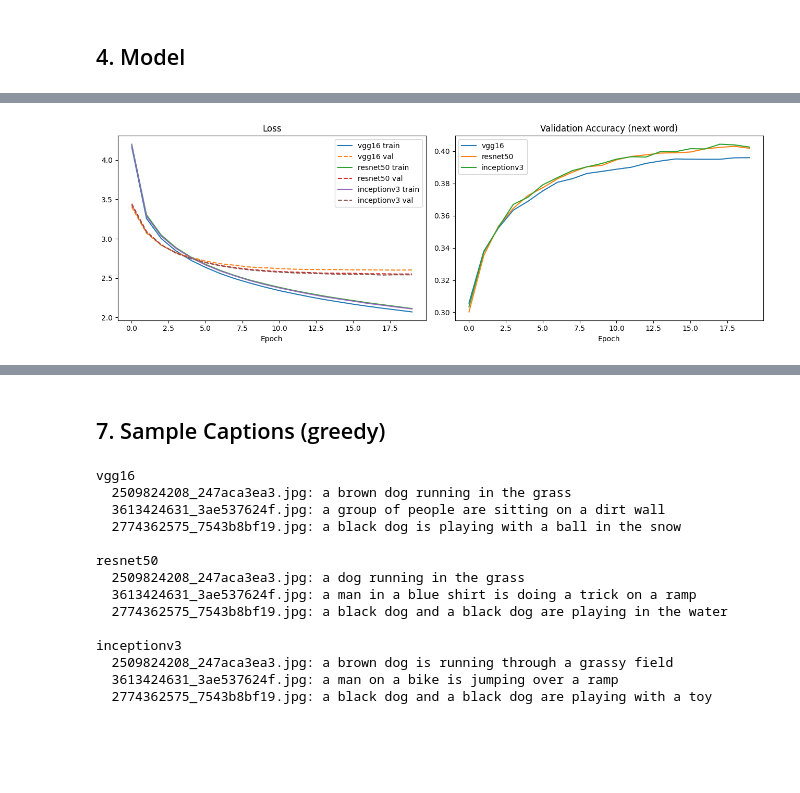
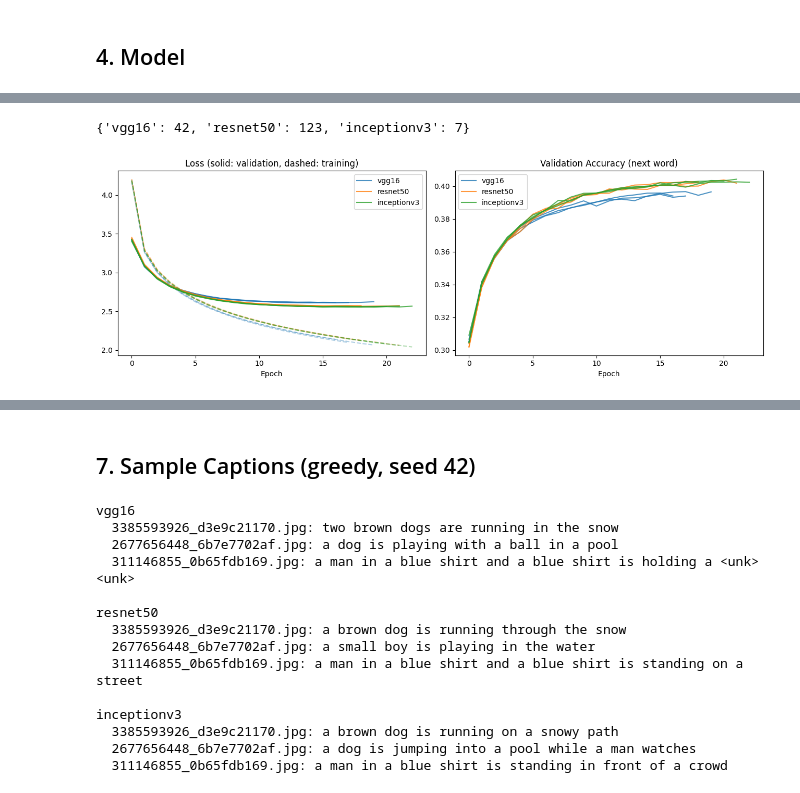
Before and after one commit to miso88oup/image-caption-generator, a Jupyter notebook: notebooks/03_training.ipynb, the cells around one changed output, grey strips where cells are left out. Saved outputs shown, nothing was run; the diff lists cells and outputs as text; code cells hidden in the pictures; blank space fills up the shorter version.

Commit message:
Train with 3 seeds, up to 30 epochs

```diff
--- a/notebooks/03_training.ipynb
+++ b/notebooks/03_training.ipynb
@@ -215,0 +212,18 @@ Epoch 20/20
+# %%
+rows = []
+for name in ENCODERS:
+    for seed in SEEDS:
+        h = histories[f'{name}_seed{seed}']
+        best = int(np.argmin(h['val_loss']))
+        rows.append({'Encoder': name, 'Seed': seed, 'Best epoch': best + 1,
+                     'Val loss': h['val_loss'][best], 'Val accuracy': h['val_accuracy'][best]})
+
+runs = pd.DataFrame(rows)
+runs.to_csv(os.path.join(RESULTS_DIR, 'training_runs.csv'), index=False)
+
+summary = runs.groupby('Encoder', sort=False).agg(
+    best_epoch=('Best epoch', 'mean'),
+    val_loss_mean=('Val loss', 'mean'), val_loss_std=('Val loss', 'std'),
+    val_acc_mean=('Val accuracy', 'mean'), val_acc_std=('Val accuracy', 'std'),
+).round(4)
+summary
@@ -216,25 +236,31 @@ Epoch 20/20
+# %%
+# seed with the lowest validation loss per encoder (used by the demo)
+best_seed = {name: int(runs[runs.Encoder == name].sort_values('Val loss').iloc[0]['Seed']) for name in ENCODERS}
+with open(os.path.join(RESULTS_DIR, 'best_seeds.json'), 'w') as f:
+    json.dump(best_seed, f)
+best_seed
+# %% [output]
+{'vgg16': 42, 'resnet50': 123, 'inceptionv3': 7}
 # %%
 fig, axes = plt.subplots(1, 2, figsize=(13, 4.5))
+colors = dict(zip(ENCODERS, ['tab:blue', 'tab:orange', 'tab:green']))
 
 for name in ENCODERS:
-    h = histories[name]
-    axes[0].plot(h['loss'], label=f'{name} train')
-    axes[0].plot(h['val_loss'], '--', label=f'{name} val')
-    axes[1].plot(h['val_accuracy'], label=name)
+    for i, seed in enumerate(SEEDS):
+        h = histories[f'{name}_seed{seed}']
+        label = name if i == 0 else None
+        axes[0].plot(h['val_loss'], color=colors[name], alpha=0.8, label=label)
+        axes[0].plot(h['loss'], color=colors[name], alpha=0.35, linestyle='--')
+        axes[1].plot(h['val_accuracy'], color=colors[name], alpha=0.8, label=label)
 
-axes[0].set_title('Loss')
+axes[0].set_title('Loss (solid: validation, dashed: training)')
 axes[1].set_title('Validation Accuracy (next word)')
 for ax in axes:
     ax.set_xlabel('Epoch')
     ax.legend()
 
 plt.tight_layout()
 plt.savefig(os.path.join(RESULTS_DIR, 'training_curves.png'), dpi=150, bbox_inches='tight')
 plt.show()
-
-for name in ENCODERS:
-    h = histories[name]
-    best = int(np.argmin(h['val_loss']))
-    print(f'{name:12s} best epoch {best + 1:2d} | val loss {h["val_loss"][best]:.3f} | val acc {h["val_accuracy"][best]:.3f}')
 # %% [output]
-[figure, old version]
+[figure, new version]
@@ -244,5 +267,5 @@ inceptionv3  best epoch 18 | val loss 2.540 | val acc 0.404
 # %% [markdown]
-## 7. Sample Captions (greedy)
+## 7. Sample Captions (greedy, seed 42)
 # %%
 idx2word = {i: w for w, i in word2idx.items()}
 
@@ -261,7 +284,7 @@ def greedy_caption(model, feature):
 test_samples = splits['test'][:3]
 
 for name in ENCODERS:
-    model = keras.models.load_model(os.path.join(MODELS_DIR, f'{name}.keras'))
+    model = keras.models.load_model(os.path.join(MODELS_DIR, f'{name}_seed42.keras'))
     with open(os.path.join(FEATURES_DIR, f'{name}.pkl'), 'rb') as f:
         features = pickle.load(f)
     print(f'\n{name}')
@@ -271,19 +294,19 @@ for name in ENCODERS:
     keras.backend.clear_session()
 # %% [output]
 vgg16
-  2509824208_247aca3ea3.jpg: a brown dog running in the grass
-  3613424631_3ae537624f.jpg: a group of people are sitting on a dirt wall
-  2774362575_7543b8bf19.jpg: a black dog is playing with a ball in the snow
+  3385593926_d3e9c21170.jpg: two brown dogs are running in the snow
+  2677656448_6b7e7702af.jpg: a dog is playing with a ball in a pool
+  311146855_0b65fdb169.jpg: a man in a blue shirt and a blue shirt is holding a <unk> <unk>
 
 resnet50
-  2509824208_247aca3ea3.jpg: a dog running in the grass
-  3613424631_3ae537624f.jpg: a man in a blue shirt is doing a trick on a ramp
-  2774362575_7543b8bf19.jpg: a black dog and a black dog are playing in the water
+  3385593926_d3e9c21170.jpg: a brown dog is running through the snow
+  2677656448_6b7e7702af.jpg: a small boy is playing in the water
+  311146855_0b65fdb169.jpg: a man in a blue shirt and a blue shirt is standing on a street
 
 inceptionv3
-  2509824208_247aca3ea3.jpg: a brown dog is running through a grassy field
-  3613424631_3ae537624f.jpg: a man on a bike is jumping over a ramp
-  2774362575_7543b8bf19.jpg: a black dog and a black dog are playing with a toy
+  3385593926_d3e9c21170.jpg: a brown dog is running on a snowy path
+  2677656448_6b7e7702af.jpg: a dog is jumping into a pool while a man watches
+  311146855_0b65fdb169.jpg: a man in a blue shirt is standing in front of a crowd
 # %%
 import kagglehub
 from PIL import Image
```
Also changed, not shown: parts of 12 cells of this notebook.
